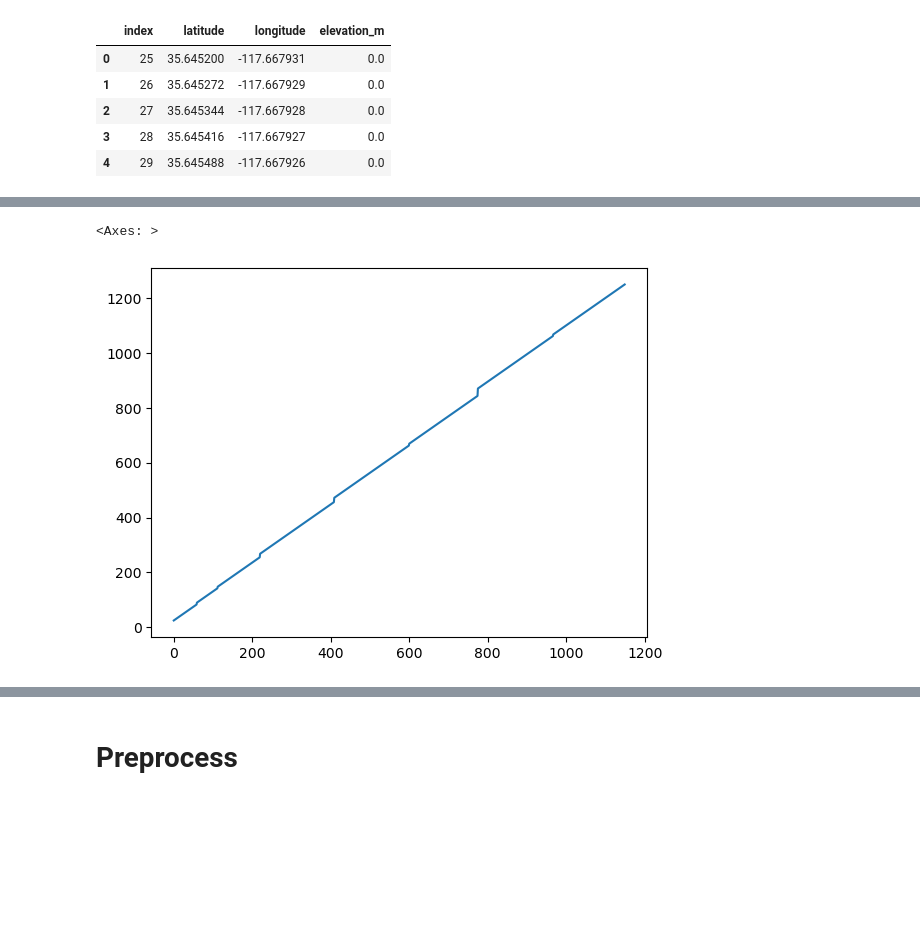
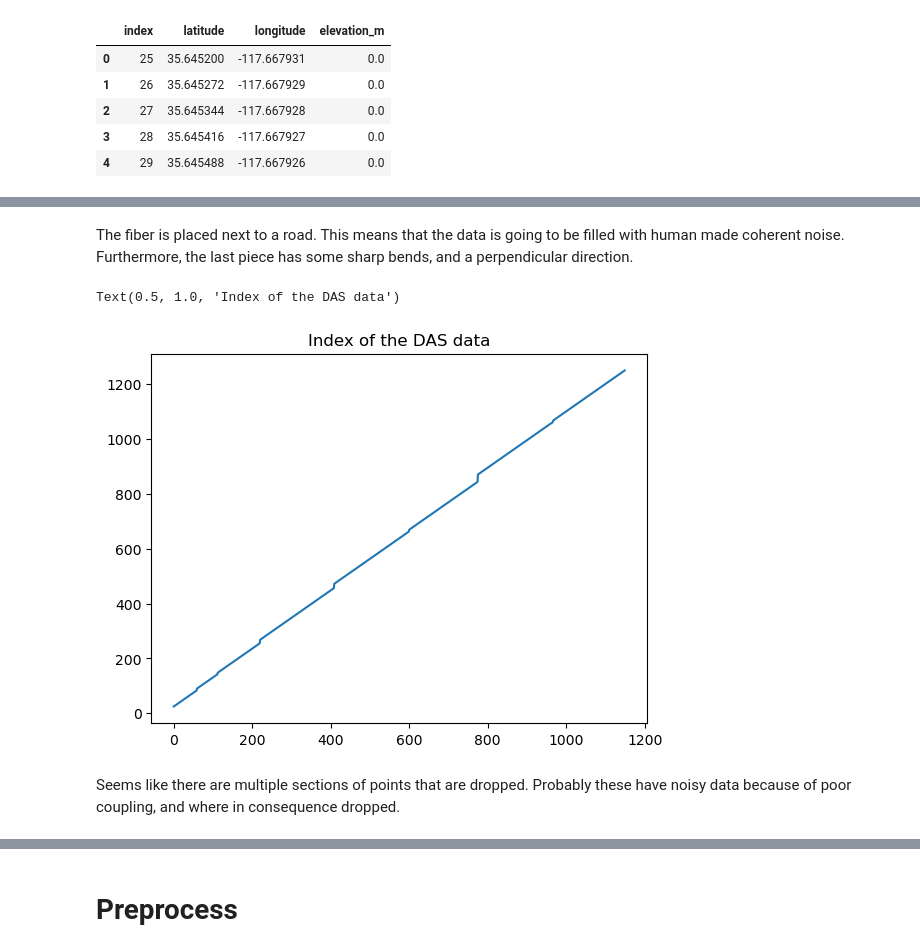
Before and after one commit to grudloff/das_fk_analysis, a Jupyter notebook: examples/read_data.ipynb, the cells around one changed output, grey strips where cells are left out. Saved outputs shown, nothing was run; the diff lists cells and outputs as text; code cells hidden in the pictures; blank space fills up the shorter version.

Commit message:
update read data

```diff
--- a/examples/read_data.ipynb
+++ b/examples/read_data.ipynb
@@ -28,7 +51,13 @@ location.head()
+# %% [markdown]
+The fiber is placed next to a road. This means that the data is going to be filled with human made coherent noise. Furthermore, the last piece has some sharp bends, and a perpendicular direction.
 # %%
 location["index"].plot()
+plt.title("Index of the DAS data")
 # %% [output]
-<Axes: >
+Text(0.5, 1.0, 'Index of the DAS data')
-[figure, old version]
+[figure, new version]
+# %% [markdown]
+Seems like there are multiple sections of points that are dropped. Probably
+these have noisy data because of poor coupling, and where in consequence dropped.
 # %%
 location.plot.scatter("index", "elevation_m")
```
Also changed, not shown: parts of 12 cells of this notebook.
